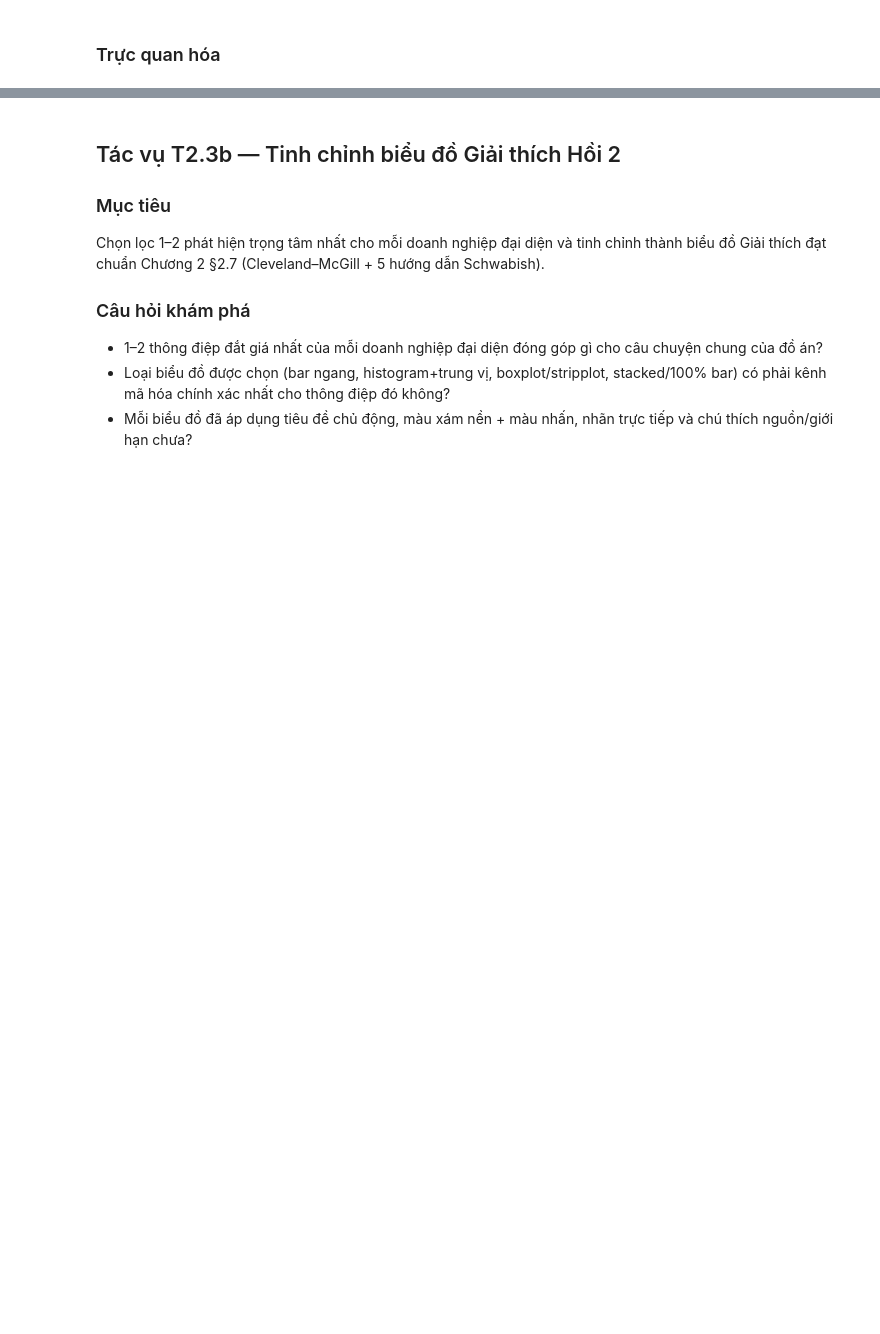
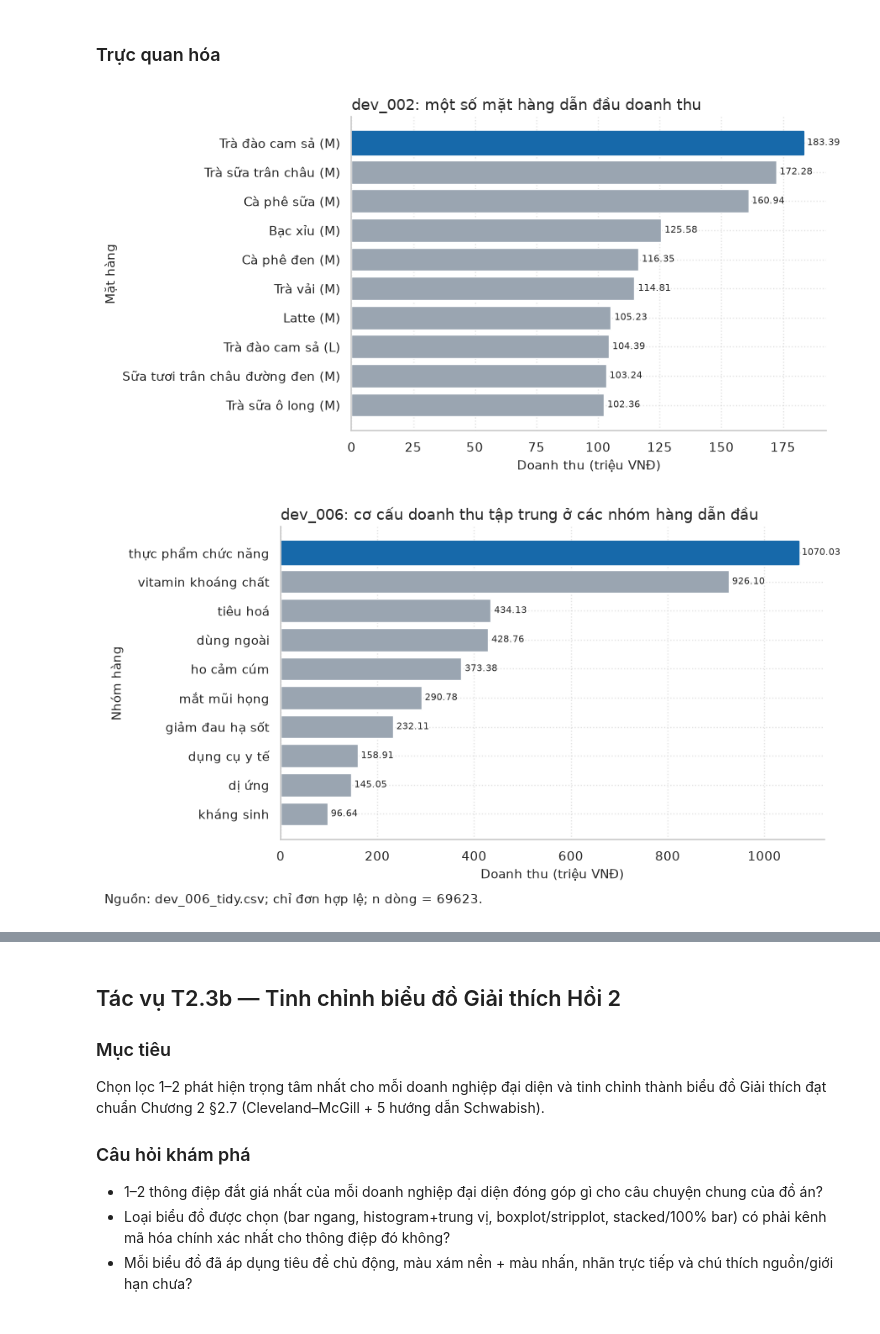
Before and after one commit to itsanhkhoi12/data-visualization-uth, a Jupyter notebook: notebook/02_business_eda.ipynb, the cells around one changed output, grey strips where cells are left out. Cells and saved outputs as stored; diff of their text form; code cells hidden in the pictures; blank space fills up the shorter version.

```diff
--- a/notebook/02_business_eda.ipynb
+++ b/notebook/02_business_eda.ipynb
@@ -505,6 +2125,55 @@ Ghi nhận mọi con số kèm phạm vi ngày quan sát, cỡ mẫu `n`, nguồ
 # %% [markdown]
 ### Trực quan hóa
 # %%
-# TODO (T2.3a — Trực quan hóa)
-# Vẽ bộ biểu đồ khám phá đa dạng (histogram/ECDF giá trị đơn, thanh ngang top nhóm hàng, boxplot theo phương thức thanh toán/nhóm khách...) cho từng doanh nghiệp đại diện.
-# Lưu ý: Không sử dụng biểu đồ 3D hoặc hai trục tung (dual axis); biểu đồ cột bắt đầu từ 0.
+# T2.3a — Trực quan hóa khám phá
+# Top mặt hàng/nhóm hàng theo doanh thu; biểu đồ đơn hàng dùng histogram, không cộng dòng hàng thành đơn.
+for b in SELECTED_REPRESENTATIVE_BUSINESSES:
+    if b in category_rankings and len(category_rankings[b]):
+        p = category_rankings[b].head(10).sort_values("revenue")
+        fig, ax = plt.subplots(figsize=(9, 4.8))
+        bars = ax.barh(p["category"].astype(str), p["revenue"]/1e6, color=COLOR_GRAY)
+        if len(bars): bars[-1].set_color(COLOR_ACCENT_BLUE)
+        ax.bar_label(bars, fmt="%.2f", padding=3, fontsize=8)
+        ax.set_title(f"{b}: cơ cấu doanh thu tập trung ở các nhóm hàng dẫn đầu")
+        ax.set_xlabel("Doanh thu (triệu VNĐ)"); ax.set_ylabel("Nhóm hàng")
+        ax.set_xlim(left=0)
+        fig.text(.01, -.02, f"Nguồn: {b}_tidy.csv; chỉ đơn hợp lệ; n dòng = {len(tidy_tables[b][tidy_tables[b].is_valid])}.")
+        plt.tight_layout()
+        fig.savefig(PHASE2_FIGURES_DIR / f"t23a_{b}_category_revenue.png")
+        plt.show()
+    elif b == "dev_012":
+        p = special_tables["dev_012_technician"].sort_values("n_slips")
+        fig, ax = plt.subplots(figsize=(8, 4.5))
+        bars = ax.barh(p["technician"], p["n_slips"], color=COLOR_GRAY)
+        if len(bars): bars[-1].set_color(COLOR_ACCENT_BLUE)
+        ax.bar_label(bars, padding=3, fontsize=9)
+        ax.set_title("dev_012: số lượt xe được phân bổ gần đều giữa các thợ")
+        ax.set_xlabel("Số phiếu/lượt xe"); ax.set_ylabel("Thợ")
+        ax.set_xlim(left=0); plt.tight_layout()
+        fig.savefig(PHASE2_FIGURES_DIR / f"t23a_{b}_technician.png")
+        plt.show()
+    elif b in product_rankings and len(product_rankings[b]):
+        p = product_rankings[b].head(10).sort_values("revenue")
+        fig, ax = plt.subplots(figsize=(9, 4.8))
+        bars = ax.barh(p["item"].astype(str), p["revenue"]/1e6, color=COLOR_GRAY)
+        if len(bars): bars[-1].set_color(COLOR_ACCENT_BLUE)
+        ax.bar_label(bars, fmt="%.2f", padding=3, fontsize=8)
+        ax.set_title(f"{b}: một số mặt hàng dẫn đầu doanh thu")
+        ax.set_xlabel("Doanh thu (triệu VNĐ)"); ax.set_ylabel("Mặt hàng")
+        ax.set_xlim(left=0); plt.tight_layout()
+        fig.savefig(PHASE2_FIGURES_DIR / f"t23a_{b}_top_items.png")
+        plt.show()
+    else:
+        o = order_tables[b]["revenue"]
+        fig, ax = plt.subplots(figsize=(8, 4.5))
+        ax.hist(o/1e6, bins=35, color=COLOR_GRAY, edgecolor="white")
+        ax.axvline(o.median()/1e6, color=COLOR_ACCENT_BLUE, linewidth=2,
+                   label=f"Trung vị: {o.median()/1e6:.2f} triệu")
+        ax.set_title(f"{b}: phân phối giá trị đơn hàng ở grain cấp đơn")
+        ax.set_xlabel("Doanh thu đơn (triệu VNĐ)"); ax.set_ylabel("Số đơn")
+        ax.legend(frameon=False); plt.tight_layout()
+        fig.savefig(PHASE2_FIGURES_DIR / f"t23a_{b}_order_distribution.png")
+        plt.show()
+# %% [output]
+[figure, added]
+[figure, added]
```
Also changed, not shown: parts of 43 cells of this notebook.
